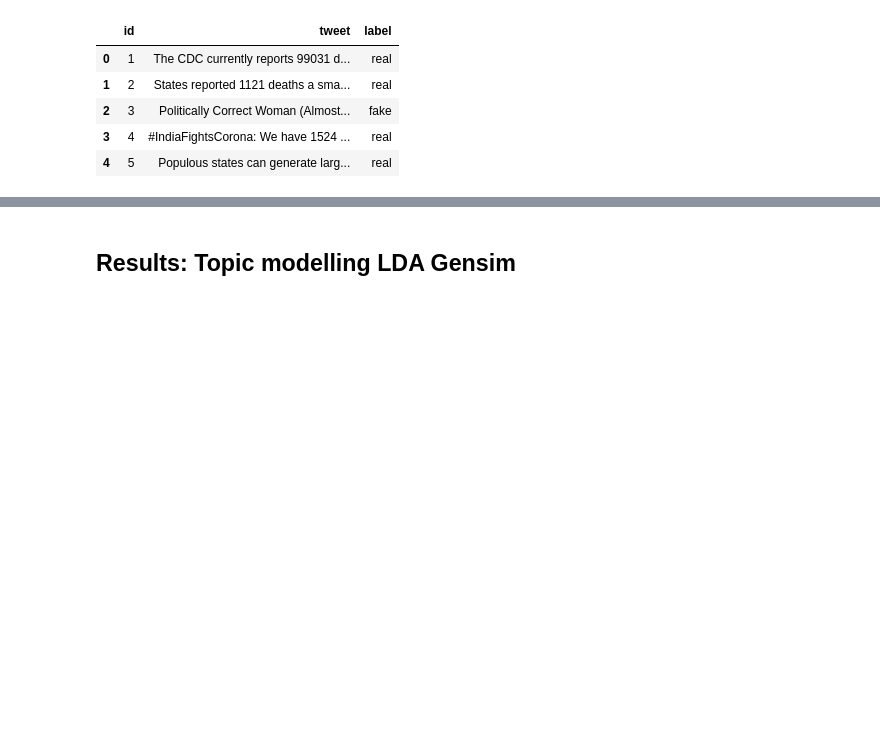
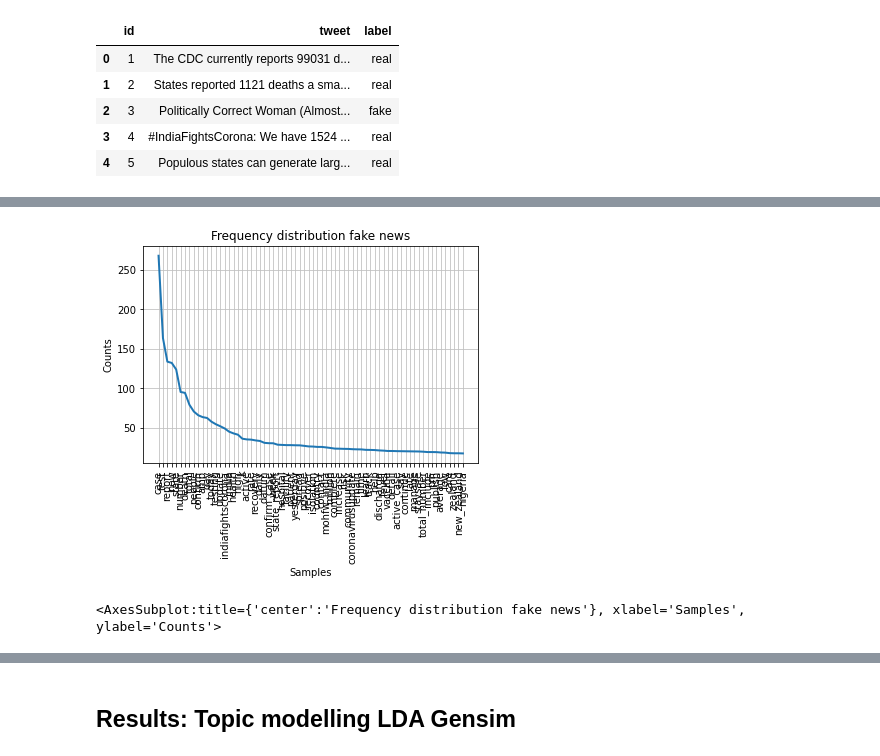
Before and after one commit to RosaLucassen/NLP_Analysis_COVID19, a Jupyter notebook: Datasets.ipynb, the cells around one changed output, grey strips where cells are left out. Drawn from its saved outputs; the diff is of its cells as text; code cells hidden in the pictures; blank space fills up the shorter version.

```diff
--- a/Datasets.ipynb
+++ b/Datasets.ipynb
@@ -360,0 +358,6 @@ tokenized_texts_fake
+# %%
+fdist_filtered = FreqDist(word_count_real)
+fdist_filtered.plot(70,title='Frequency distribution fake news')
+# %% [output]
+[figure, added]
+<AxesSubplot:title={'center':'Frequency distribution fake news'}, xlabel='Samples', ylabel='Counts'>
```
Also changed, not shown: parts of 55 cells of this notebook, 8 other files.
